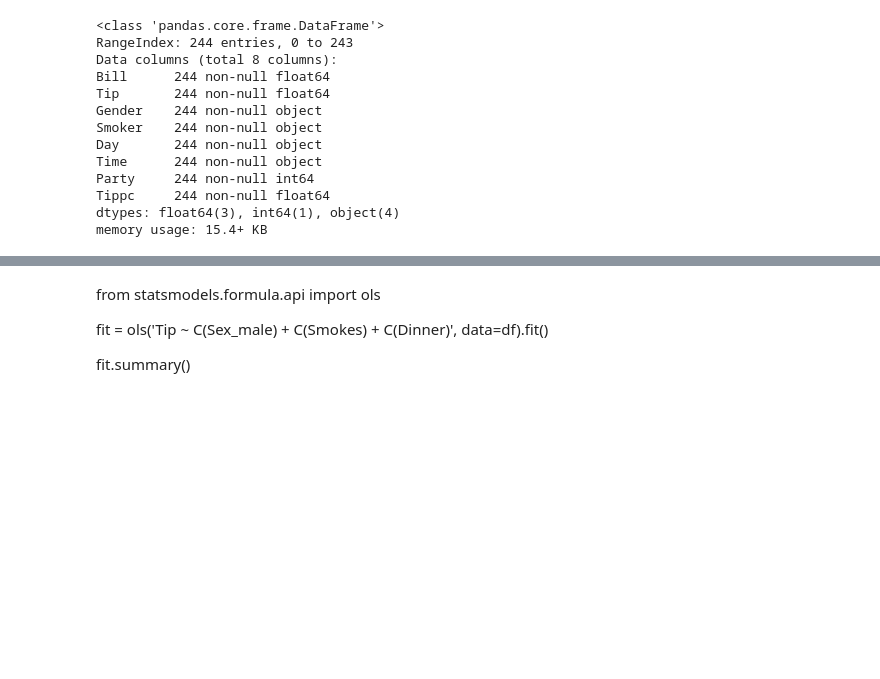
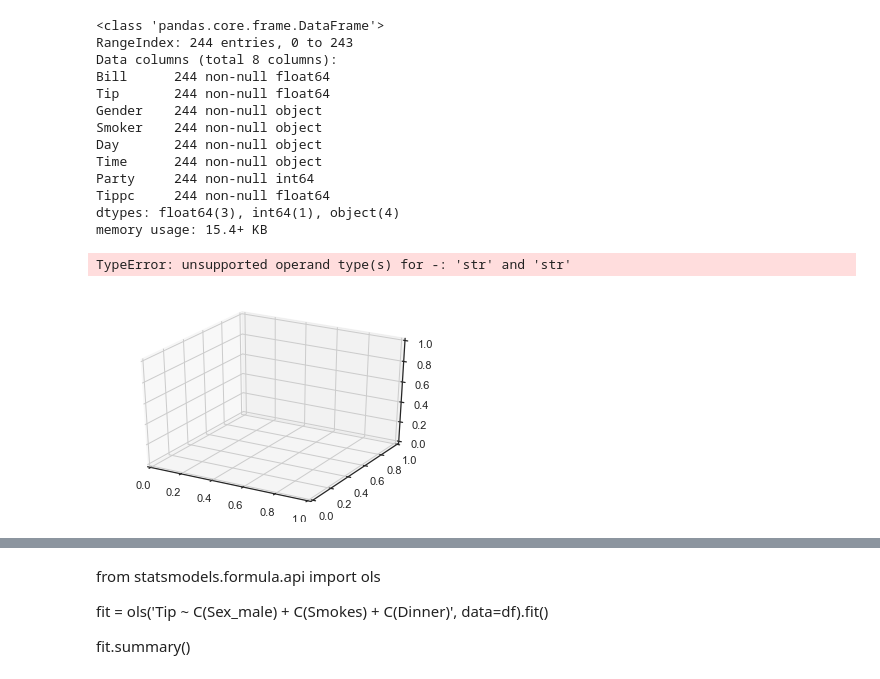
Before and after one commit to pocathain08/Fund_of_Data_Analysis, a Jupyter notebook: Fund_of_Data_Analysis_Assessment.ipynb, the cells around one changed output, grey strips where cells are left out. Drawn from its saved outputs; the diff is of its cells as text; code cells hidden in the pictures; blank space fills up the shorter version.

```diff
--- a/Fund_of_Data_Analysis_Assessment.ipynb
+++ b/Fund_of_Data_Analysis_Assessment.ipynb
@@ -377,5 +381,21 @@ Party     244 non-null int64
 Tippc     244 non-null float64
 dtypes: float64(3), int64(1), object(4)
 memory usage: 15.4+ KB
+# %%
+from mpl_toolkits.mplot3d import axes3d
+
+fig = plt.figure()
+ax = fig.add_subplot(111, projection='3d')
+
+# Grab some test data.
+X, Y, Z = (df.Party, df.Bill, df.Time)
+
+# Plot a basic wireframe.
+#ax.plot_wireframe(X, Y, Z, rstride=10, cstride=10)
+surf = ax.plot_trisurf(X, Y, Z, linewidth=0, antialiased=False)
+plt.show()
+# %% [output]
+TypeError: unsupported operand type(s) for -: 'str' and 'str'
+[figure, added]
 # %%
 # Inputs and outputs
```
Also changed, not shown: parts of 10 cells of this notebook, 1 other file.
